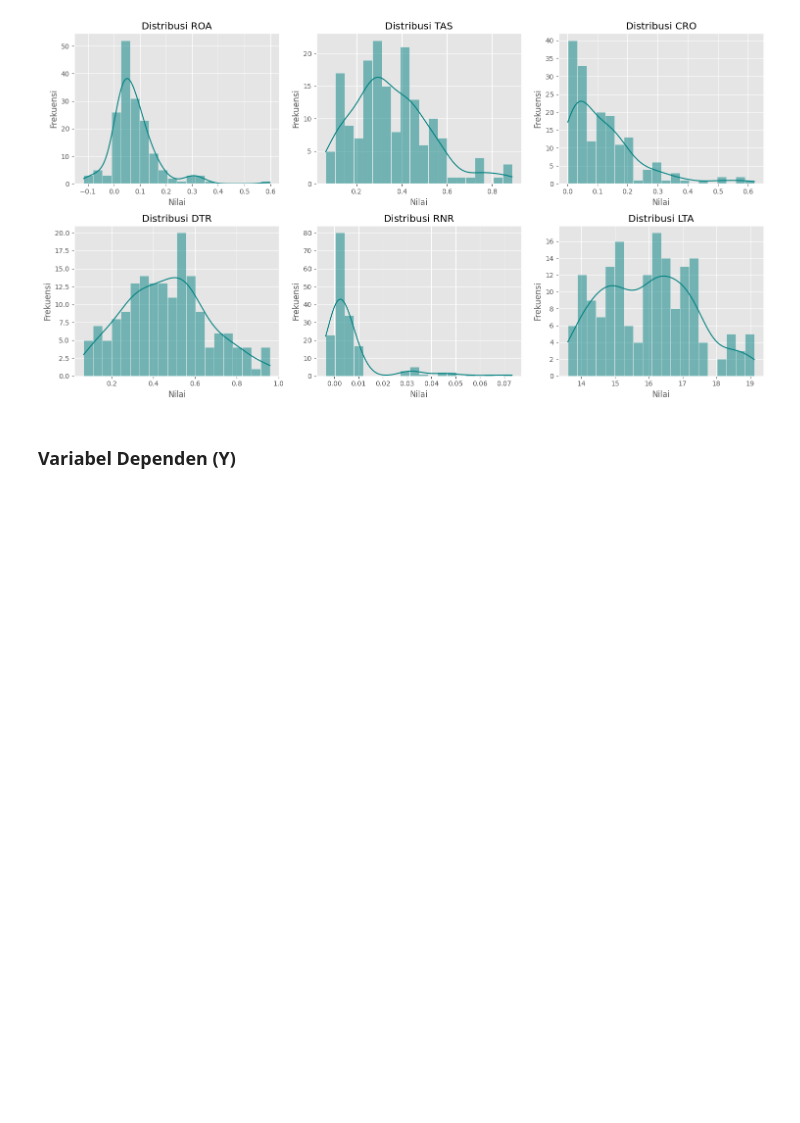
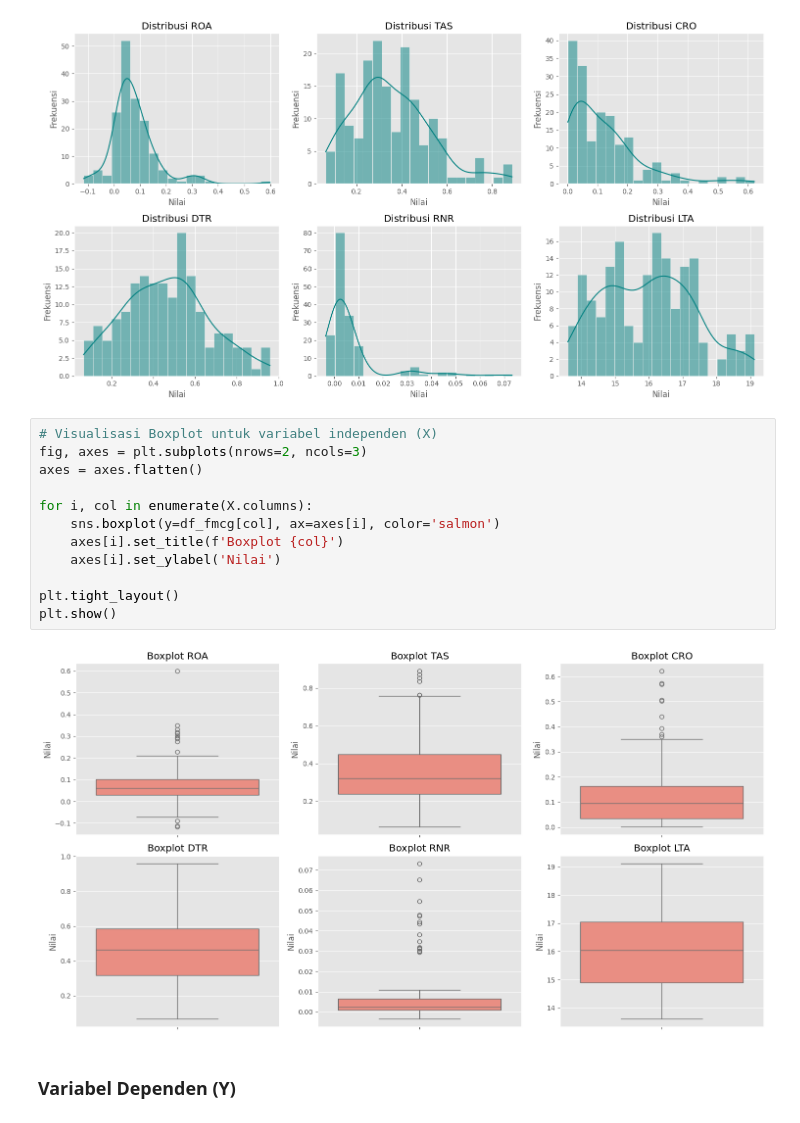
Before and after one commit to Otniel113/FinanceManagement, a Jupyter notebook: Faktor-Fleksibilitas-Keuangan/01_Regresi_Logistik.ipynb, the cells around one changed output. Cells and saved outputs as stored; diff of their text form; blank space fills up the shorter version.

```diff
--- a/Faktor-Fleksibilitas-Keuangan/01_Regresi_Logistik.ipynb
+++ b/Faktor-Fleksibilitas-Keuangan/01_Regresi_Logistik.ipynb
@@ -111,6 +114,20 @@ plt.tight_layout()
 plt.show()
 # %% [output]
 [figure]
+# %%
+# Visualisasi Boxplot untuk variabel independen (X)
+fig, axes = plt.subplots(nrows=2, ncols=3)
+axes = axes.flatten()
+
+for i, col in enumerate(X.columns):
+    sns.boxplot(y=df_fmcg[col], ax=axes[i], color='salmon')
+    axes[i].set_title(f'Boxplot {col}')
+    axes[i].set_ylabel('Nilai')
+
+plt.tight_layout()
+plt.show()
+# %% [output]
+[figure, added]
 # %% [markdown]
 ### Variabel Dependen (Y)
 # %%
```
Also changed, not shown: parts of 8 cells of this notebook, 2 other files.
